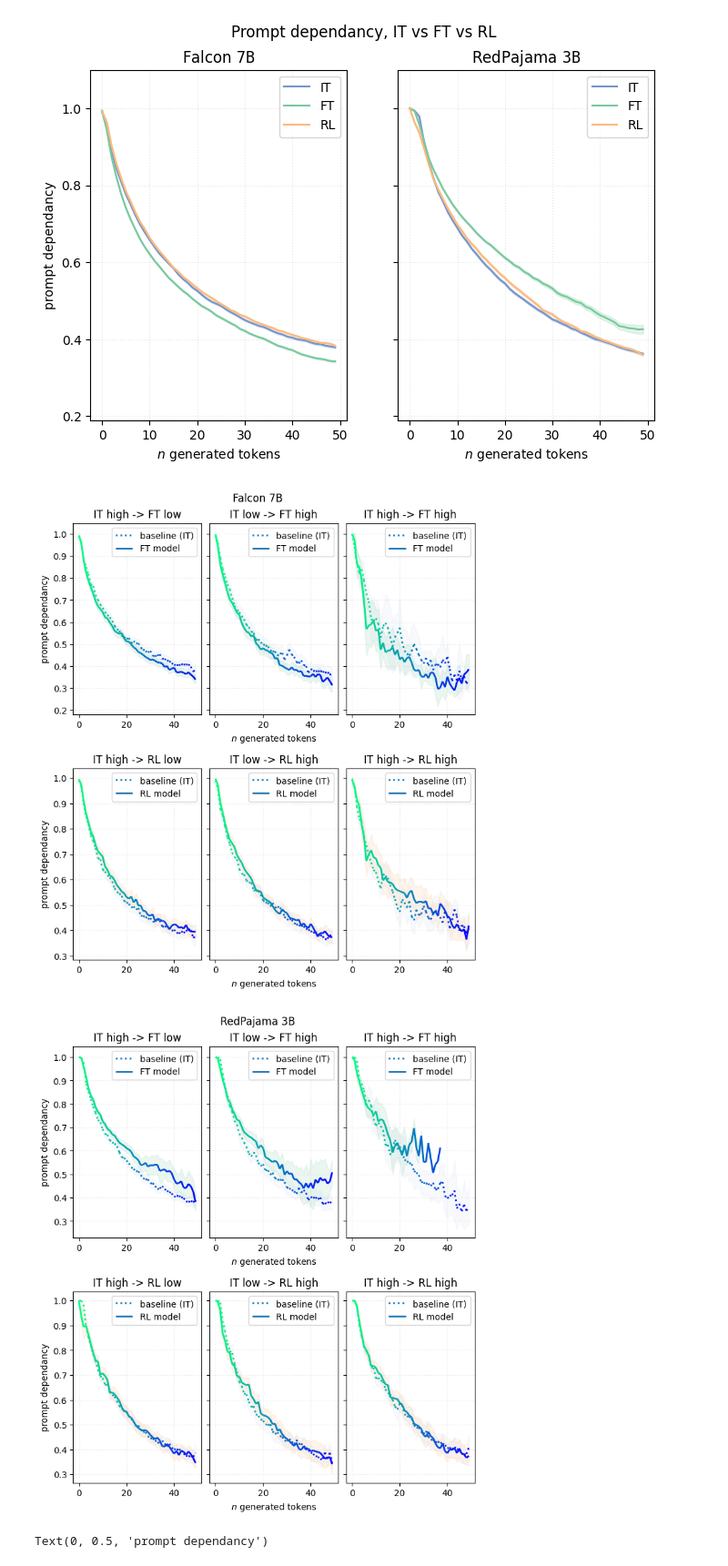
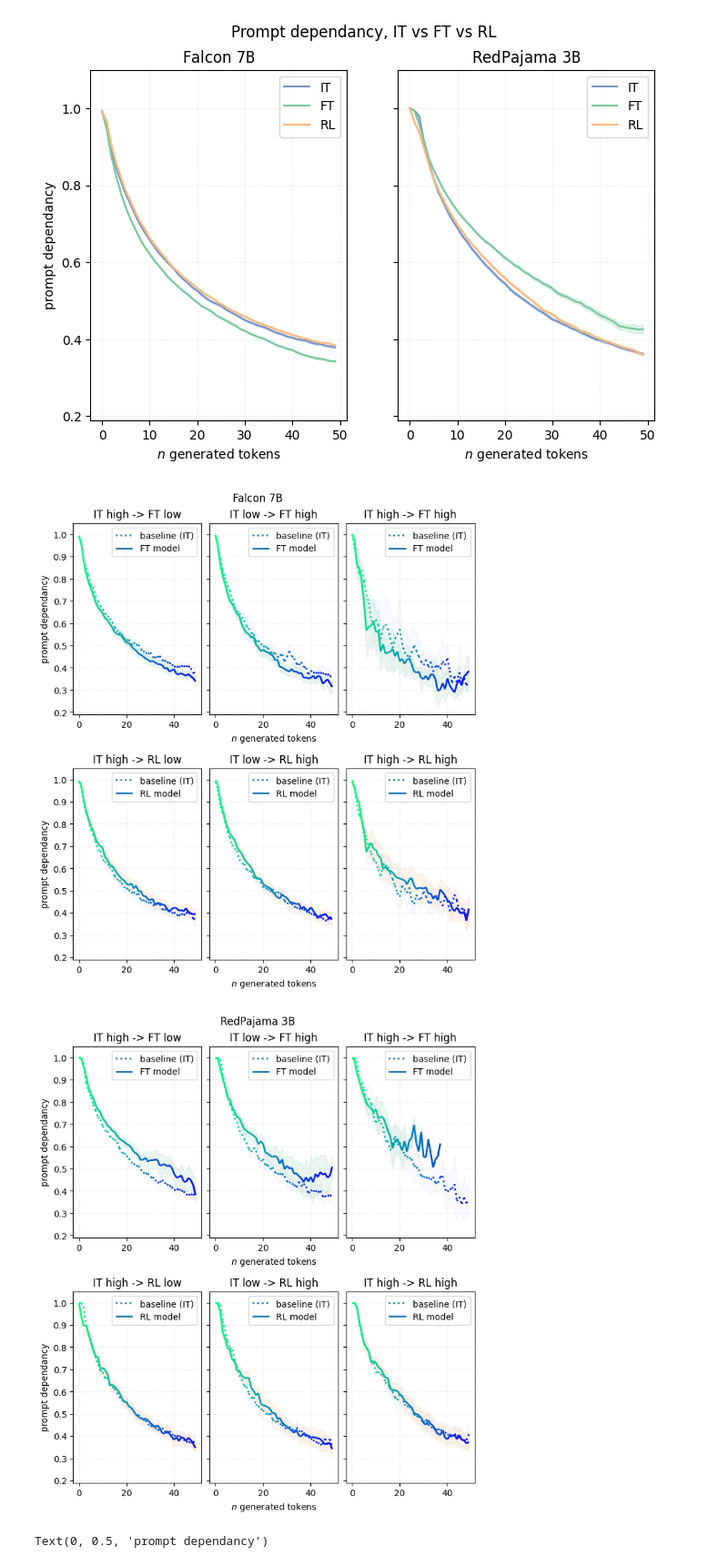
Before and after one commit to DanielSc4/MSc-Thesis, a Jupyter notebook: plots code/plots.ipynb, the cells around one changed output. Shown at 91% size. Saved outputs shown, nothing was run; the diff lists cells and outputs as text; code cells hidden in the pictures.

Commit message:
final plot ( )

```diff
--- a/plots code/plots.ipynb
+++ b/plots code/plots.ipynb
@@ -368,11 +368,12 @@ for subfig, (first_key, second_key), color_s in zip(
         ax.grid(alpha = .3, linestyle = ':')
 
     axs[0].set_ylabel('prompt dependancy')
+    axs[0].set_ylim([0.19, 1.05])
     axs[1].set_xlabel(r'$n$ generated tokens')
 
 fig.savefig('./media/falcon-shifts.pdf', format='pdf')
 # %% [output]
-[figure, old version]
+[figure, new version]
 # %%
 from matplotlib.collections import LineCollection
 import matplotlib as mlp
@@ -448,34 +449,35 @@ for subfig, (first_key, second_key), color_s in zip(
         avgs = aggregation_fun(d, axis = 0)
         x = np.arange(0, len(avgs))
         cols = np.linspace(0,1,len(x))
         points = np.array([x, avgs]).T.reshape(-1, 1, 2)
         segments = np.concatenate([points[:-1], points[1:]], axis=1)
 
         lc = LineCollection(segments, cmap='winter_r')
         lc.set_array(cols)
         lc.set_linewidth(2)
         lc.set_label(f'{second_key} model')
         # lc.set_linestyle('--')
         line = ax.add_collection(lc)
 
         offsets = _get_offsets_ci(d)
         ax.fill_between(
             np.arange(0, len(avgs)),
             (avgs - offsets),
             (avgs + offsets),
             color = color_model[second_key], alpha = .15,
         )
 
         # ax.set_xlabel(r'$n$ generated tokens')
         ax.legend()
         ax.grid(alpha = .3, linestyle = ':')
 
     axs[0].set_ylabel('prompt dependancy')
+    axs[0].set_ylim([0.19, 1.05])
     axs[1].set_xlabel(r'$n$ generated tokens')
 
 fig.savefig('./media/redpajama-shifts.pdf', format='pdf')
 # %% [output]
-[figure, old version]
+[figure, new version]
 # %%
 from matplotlib.collections import LineCollection
 
```
Also changed, not shown: parts of 1 cell of this notebook, 3 other files.
